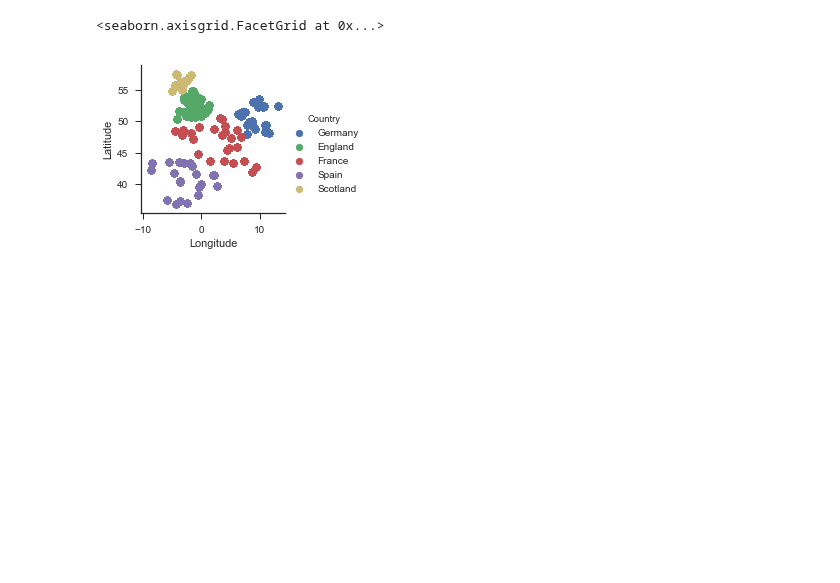
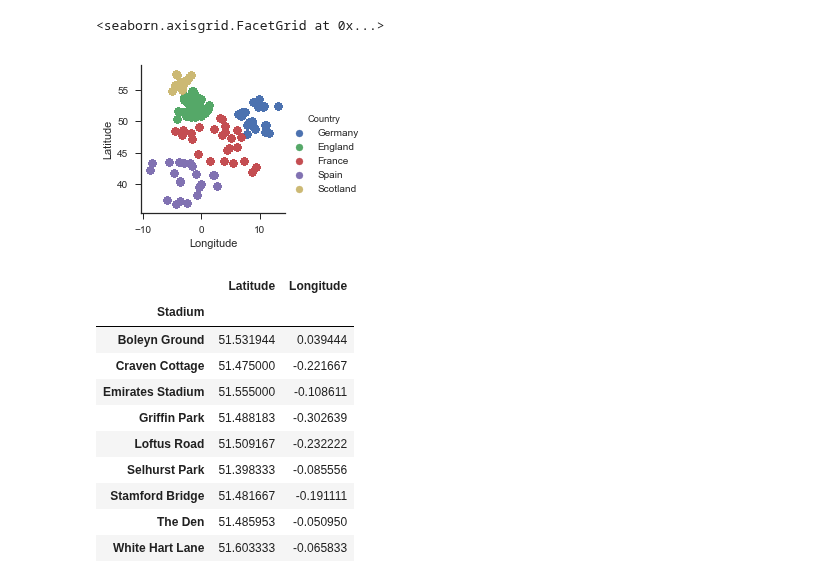
Before and after one commit to deacona/the-ball-is-round, a Jupyter notebook: notebooks/0.1-clubs-exploration.ipynb, the cells around one changed output. Saved outputs shown, nothing was run; the diff lists cells and outputs as text; code cells hidden in the pictures; blank space fills up the shorter version.

```diff
--- a/notebooks/0.1-clubs-exploration.ipynb
+++ b/notebooks/0.1-clubs-exploration.ipynb
@@ -176,3 +176,17 @@ fg.map(pyplot.scatter, 'Longitude', 'Latitude').add_legend()
 # %% [output]
 <seaborn.axisgrid.FacetGrid at 0x...>
 [figure]
+# %%
+fulldata[fulldata.City=="London "].groupby(['Stadium'])[["Latitude","Longitude"]].max()
+# %% [output]
+|  | Latitude | Longitude |
+| Stadium |  |  |
+| Boleyn Ground | 51.531944 | 0.039444 |
+| Craven Cottage | 51.475000 | -0.221667 |
+| Emirates Stadium | 51.555000 | -0.108611 |
+| Griffin Park | 51.488183 | -0.302639 |
+| Loftus Road | 51.509167 | -0.232222 |
+| Selhurst Park | 51.398333 | -0.085556 |
+| Stamford Bridge | 51.481667 | -0.191111 |
+| The Den | 51.485953 | -0.050950 |
+| White Hart Lane | 51.603333 | -0.065833 |
```
Also changed, not shown: parts of 8 cells of this notebook.
